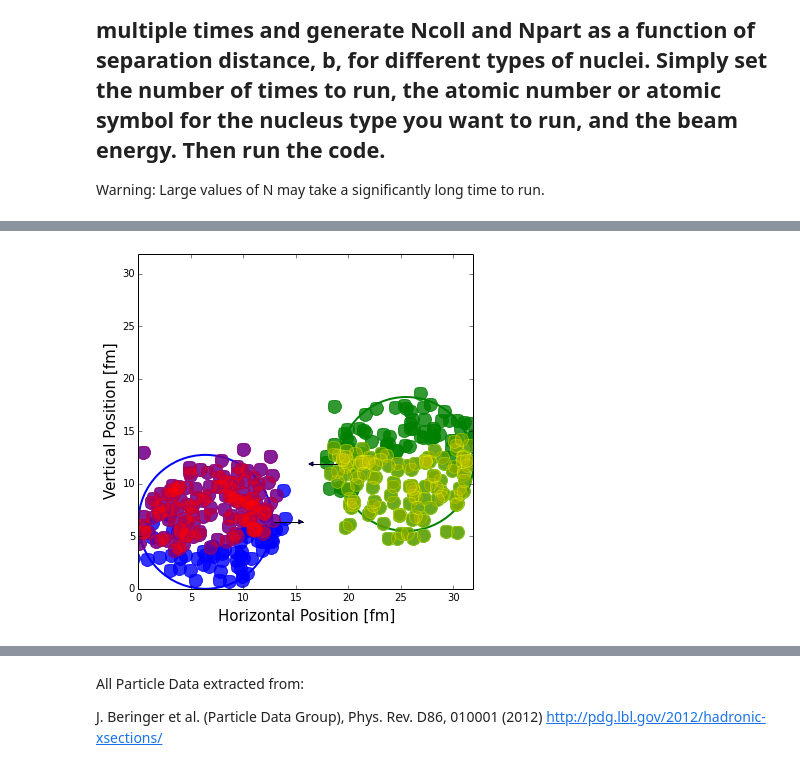
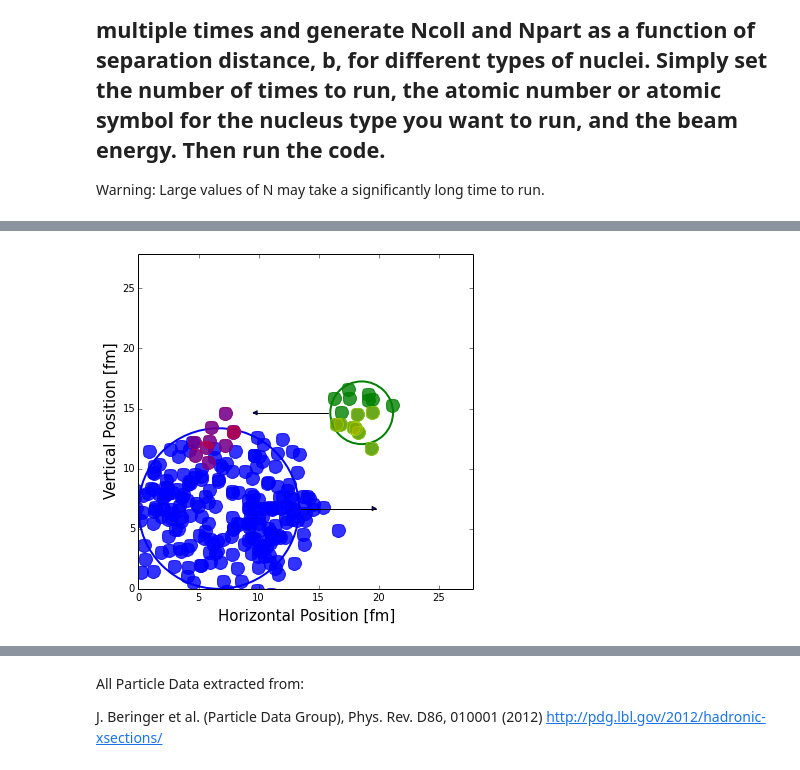
Before and after one commit to jdfreder/MCG, a Jupyter notebook: Project/NuclearInteractions.ipynb, the cells around one changed output, grey strips where cells are left out. Cells and saved outputs as stored; diff of their text form; code cells hidden in the pictures.

```diff
--- a/Project/NuclearInteractions.ipynb
+++ b/Project/NuclearInteractions.ipynb
@@ -159,7 +159,7 @@ xlim((0,9))
 # %%
 def distribute1D(x,prob,N):
     """Takes any numerical distribution prob, on the interval defined by the array x, and returns an array of N sampled values that are statistically the same as the input data."""
-    y=prob*4*pi*r**2
+    y=prob*4*pi*x**2
     A=cumsum(y)/(cumsum(y)[(len(x)-1)])
     z=numpy.random.random_sample(N)
     B=searchsorted(A,z)
@@ -399,24 +399,24 @@ print b[-1]
 # %%
-N1=plt.Circle((Rp,Rp),Rp,color='b',fill=False,lw=2)
-N2=plt.Circle((Rp*4,Rp+b[N-1]),Rp,color='g',fill=False,lw=2)
+N1=plt.Circle((Rp1,Rp1),Rp1,color='b',fill=False,lw=2)
+N2=plt.Circle(((Rp1+Rp2)*2,Rp1+b[N-1]),Rp2,color='g',fill=False,lw=2)
 fig = plt.gcf()
 ax = plt.gca()
-ax.plot(Rp+Nucleus1[:,0]*sin(Nucleus1[:,1]),Rp+Nucleus1[:,0]*cos(Nucleus1[:,1])*cos(Nucleus1[:,2]),'b.',ms=26,alpha=.8,mew=1,mec='blue')
-ax.plot(4*Rp+Nucleus2[:,0]*sin(Nucleus2[:,1]),b[N-1]+Rp+Nucleus2[:,0]*cos(Nucleus2[:,1])*cos(Nucleus2[:,2]),'g.',ms=26,alpha=.8,mew=1,mec='green')
-ax.plot(Rp+Colide1[:,0]*sin(Colide1[:,1]),Rp+Colide1[:,0]*cos(Colide1[:,1])*cos(Colide1[:,2]),'r.',ms=26,alpha=.4,mew=1,mec='red')
-ax.plot(4*Rp+Colide2[:,0]*sin(Colide2[:,1]),b[N-1]+Rp+Colide2[:,0]*cos(Colide2[:,1])*cos(Colide2[:,2]),'y.',ms=26,alpha=.4,mew=1,mec='yellow')
-ax.annotate("",xy=(2.5*Rp,Rp), xycoords='data',xytext=(2*Rp,Rp), textcoords='data',arrowprops=dict(arrowstyle='-|>',connectionstyle="arc"))
-ax.annotate("",xy=(2.5*Rp,b[N-1]+Rp), xycoords='data',xytext=(3*Rp, b[N-1]+Rp), textcoords='data',arrowprops=dict(arrowstyle='-|>',connectionstyle="arc"))
+ax.plot(Rp1+Nucleus1[:,0]*sin(Nucleus1[:,1]),Rp1+Nucleus1[:,0]*cos(Nucleus1[:,1])*cos(Nucleus1[:,2]),'b.',ms=26,alpha=.8,mew=1,mec='blue')
+ax.plot(2*(Rp1+Rp2)+Nucleus2[:,0]*sin(Nucleus2[:,1]),b[N-1]+Rp1+Nucleus2[:,0]*cos(Nucleus2[:,1])*cos(Nucleus2[:,2]),'g.',ms=26,alpha=.8,mew=1,mec='green')
+ax.plot(Rp1+Colide1[:,0]*sin(Colide1[:,1]),Rp1+Colide1[:,0]*cos(Colide1[:,1])*cos(Colide1[:,2]),'r.',ms=26,alpha=.4,mew=1,mec='red')
+ax.plot(2*(Rp1+Rp2)+Colide2[:,0]*sin(Colide2[:,1]),b[N-1]+Rp1+Colide2[:,0]*cos(Colide2[:,1])*cos(Colide2[:,2]),'y.',ms=26,alpha=.4,mew=1,mec='yellow')
+ax.annotate("",xy=(3*Rp1,Rp1), xycoords='data',xytext=(2*Rp1,Rp1), textcoords='data',arrowprops=dict(arrowstyle='-|>',connectionstyle="arc"))
+ax.annotate("",xy=(Rp2+Rp1,b[N-1]+Rp1), xycoords='data',xytext=(2*(Rp1+Rp2)-Rp2, b[N-1]+Rp1), textcoords='data',arrowprops=dict(arrowstyle='-|>',connectionstyle="arc"))
 fig.gca().add_artist(N1)
 fig.gca().add_artist(N2)
-zed=5*Rp
+zed=3*(Rp1+Rp2)
 xlim((0,zed))
 ylim((0,zed))
 xlabel('Horizontal Position [fm]',fontsize=15)
 ylabel('Vertical Position [fm]',fontsize=15)
 fig.set_size_inches(6,6)
 # %% [output]
-[figure, old version]
+[figure, new version]
 # %%
 AvgC=zeros(len(b))
 AvgP=zeros(len(b))
```
Also changed, not shown: parts of 5 cells of this notebook, 3 other files.
